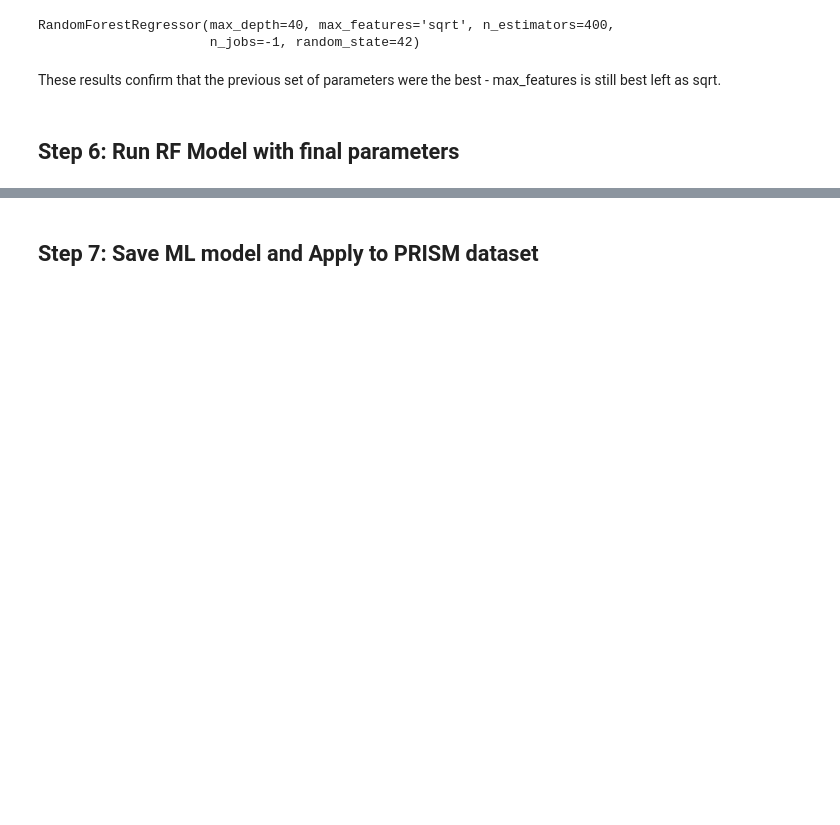
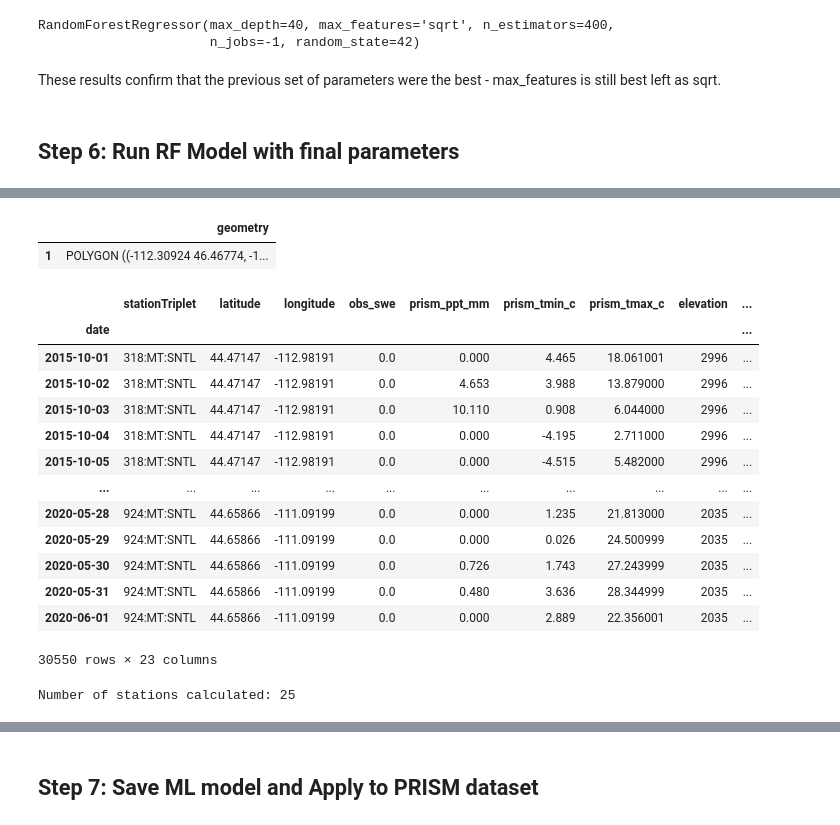
Before and after one commit to rainihelmstadter/snow-drought-modeling, a Jupyter notebook: code/05-train-ML-model.ipynb, the cells around one changed output, grey strips where cells are left out. Cells and saved outputs as stored; diff of their text form; code cells hidden in the pictures; blank space fills up the shorter version.

Commit message:
Cleaned PRISM dataset and converted to df; made error plots

```diff
--- a/code/05-train-ML-model.ipynb
+++ b/code/05-train-ML-model.ipynb
@@ -119,8 +119,10 @@ x_train = stations_train[[
     'prism_ppt_mm', 'prism_tmin_c', 'prism_tmax_c',
     # topographic data
     'elevation', 'slope', 'aspect_north', 'aspect_east',
-    # lagged prism variables
-    'prism_tmin_c_roll_3d', 'prism_tmax_c_roll_3d', 'prism_ppt_mm_roll_3d',
+    # lagged prism variables 3-day
+    #'prism_tmin_c_roll_3d', 'prism_tmax_c_roll_3d', 'prism_ppt_mm_roll_3d',
+    # lagged prism variables 7-day
+    'prism_tmin_c_roll_7d', 'prism_tmax_c_roll_7d', 'prism_ppt_mm_roll_7d',
     # cumulative precip and positive degree days
     'wy_cumul_precip_mm', 'wy_cumul_melt_days',
     # day of water year
@@ -135,8 +137,10 @@ x_test = stations_test[[
     'prism_ppt_mm', 'prism_tmin_c', 'prism_tmax_c',
     # topographic data
     'elevation', 'slope', 'aspect_north', 'aspect_east',
-    # lagged prism variables
-    'prism_tmin_c_roll_3d', 'prism_tmax_c_roll_3d', 'prism_ppt_mm_roll_3d',
+    # lagged prism variables 3-day
+    #'prism_tmin_c_roll_3d', 'prism_tmax_c_roll_3d', 'prism_ppt_mm_roll_3d',
+    # lagged prism variables 7-day
+    'prism_tmin_c_roll_7d', 'prism_tmax_c_roll_7d', 'prism_ppt_mm_roll_7d',
     # cumulative precip
     'wy_cumul_precip_mm', 'wy_cumul_melt_days',
     # day of water year
@@ -481,0 +474,6 @@ Add some reflection here.
+# %%
+# Create a quick diagnostic dataframe for the test set
+# (Assuming x_test has your date index or a 'water_year' column)
+model_val_df = stations_test.copy()
+model_val_df = model_val_df.rename(columns={'swe_mm': 'obs_swe'})
+model_val_df['pred_swe'] = rf_preds_final
@@ -481,0 +511,3 @@ Add some reflection here.
+# %%
+# add date to validation df
+model_val_df = model_val_df.set_index('date')
@@ -481,0 +544,48 @@ Add some reflection here.
+# %%
+# import study area gdf
+mhw_bound_path = Path(cleaned_data_dir, 'boundaries', 'mhw_buff_clip_gdf.parquet')
+mhw_gdf = gpd.read_parquet(mhw_bound_path)
+
+mhw_gdf
+# %% [output]
+|  | geometry |
+| 1 | POLYGON ((-112.30924 46.46774, -1... |
+# %%
+model_val_df
+# %% [output]
+|  | stationTriplet | latitude | longitude | obs_swe | prism_ppt_mm | prism_tmin_c | prism_tmax_c | elevation | ... |
+| date |  |  |  |  |  |  |  |  | ... |
+| 2015-10-01 | 318:MT:SNTL | 44.47147 | -112.98191 | 0.0 | 0.000 | 4.465 | 18.061001 | 2996 | ... |
+| 2015-10-02 | 318:MT:SNTL | 44.47147 | -112.98191 | 0.0 | 4.653 | 3.988 | 13.879000 | 2996 | ... |
+| 2015-10-03 | 318:MT:SNTL | 44.47147 | -112.98191 | 0.0 | 10.110 | 0.908 | 6.044000 | 2996 | ... |
+| 2015-10-04 | 318:MT:SNTL | 44.47147 | -112.98191 | 0.0 | 0.000 | -4.195 | 2.711000 | 2996 | ... |
+| 2015-10-05 | 318:MT:SNTL | 44.47147 | -112.98191 | 0.0 | 0.000 | -4.515 | 5.482000 | 2996 | ... |
+| ... | ... | ... | ... | ... | ... | ... | ... | ... | ... |
+| 2020-05-28 | 924:MT:SNTL | 44.65866 | -111.09199 | 0.0 | 0.000 | 1.235 | 21.813000 | 2035 | ... |
+| 2020-05-29 | 924:MT:SNTL | 44.65866 | -111.09199 | 0.0 | 0.000 | 0.026 | 24.500999 | 2035 | ... |
+| 2020-05-30 | 924:MT:SNTL | 44.65866 | -111.09199 | 0.0 | 0.726 | 1.743 | 27.243999 | 2035 | ... |
+| 2020-05-31 | 924:MT:SNTL | 44.65866 | -111.09199 | 0.0 | 0.480 | 3.636 | 28.344999 | 2035 | ... |
+| 2020-06-01 | 924:MT:SNTL | 44.65866 | -111.09199 | 0.0 | 0.000 | 2.889 | 22.356001 | 2035 | ... |
+30550 rows × 23 columns
+# %%
+# get mean bias error per station
+
+# get raw error
+model_val_df['error'] = model_val_df['obs_swe'] - model_val_df['pred_swe']
+
+# get mean error per station
+station_error_df = model_val_df.groupby('stationTriplet').agg(
+    # get station elevation, lat, and lon ('first' aggregation as this value is static)
+    elevation = ('elevation', 'first'),
+    lat = ('latitude', 'first'),
+    lon = ('longitude', 'first'),
+    # take the mean of each station's error
+    mean_bias_error = ('error', 'mean'),
+    # calculate root mean squared error
+    rmse = ('error', lambda x: np.sqrt((x**2).mean()))
+).reset_index()
+
+# check to ensure the right number of stations were counted (should be 25)
+print(f"Number of stations calculated: {len(station_error_df)}")
+# %% [output]
+Number of stations calculated: 25
```
Also changed, not shown: parts of 14 cells of this notebook, 7 other files.
